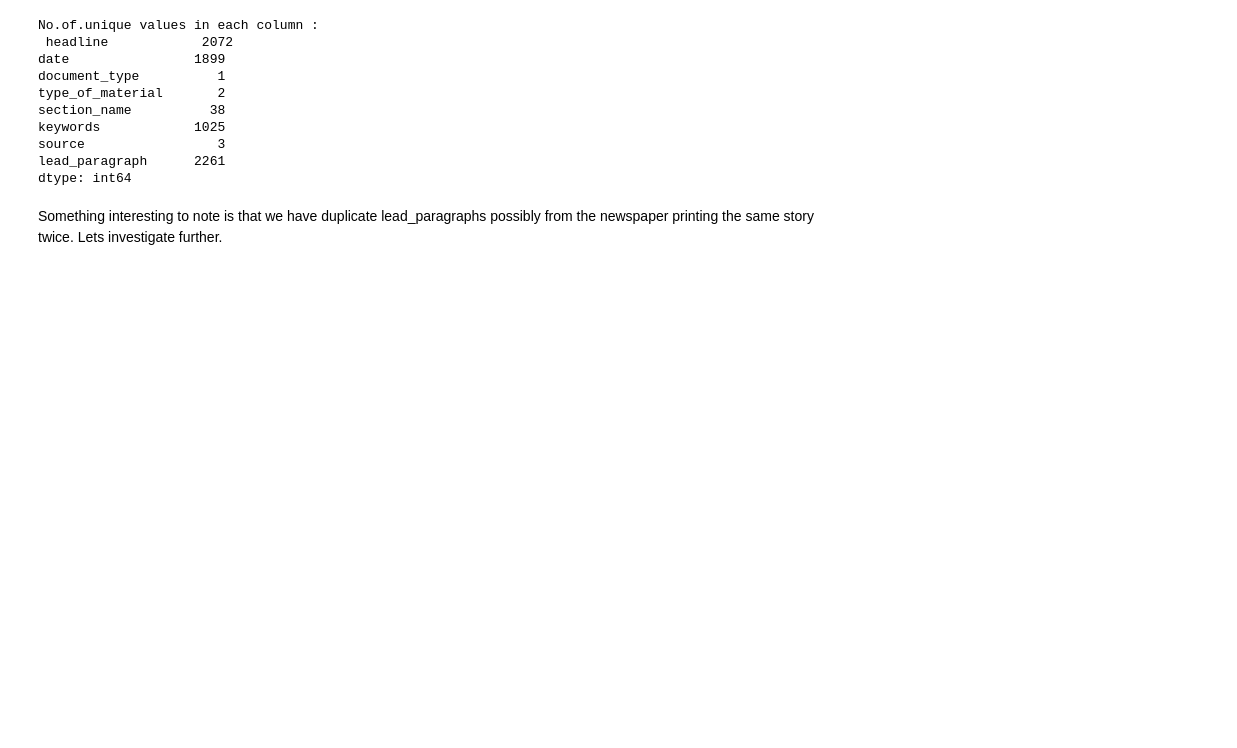
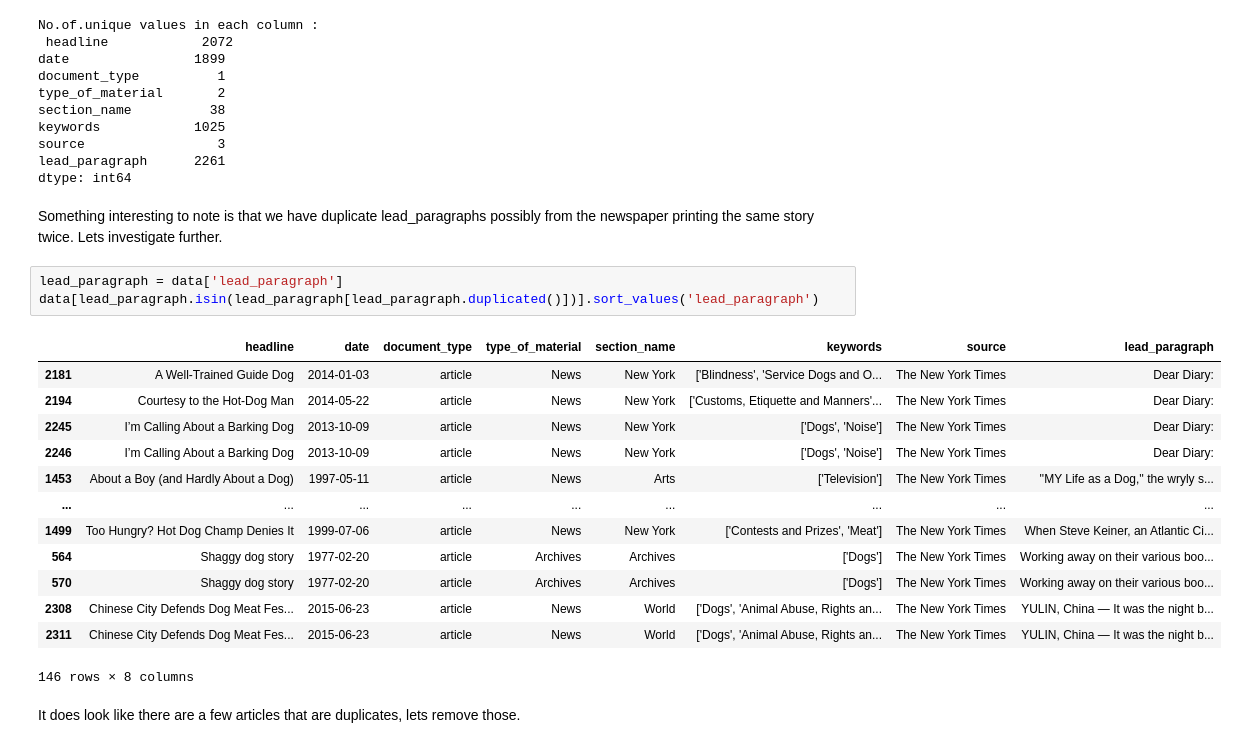
Before and after one commit to NPopkin/DogNews, a Jupyter notebook: Data Exploration and Cleaning.ipynb, the cells around one changed output. Drawn from its saved outputs; the diff is of its cells as text; blank space fills up the shorter version.

```diff
--- a/Data Exploration.ipynb
+++ b/Data Exploration and Cleaning.ipynb
@@ -91,3 +98,22 @@ lead_paragraph      2261
 dtype: int64
 # %% [markdown]
 Something interesting to note is that we have duplicate lead_paragraphs possibly from the newspaper printing the same story twice. Lets investigate further.
+# %%
+lead_paragraph = data['lead_paragraph']
+data[lead_paragraph.isin(lead_paragraph[lead_paragraph.duplicated()])].sort_values('lead_paragraph')
+# %% [output]
+|  | headline | date | document_type | type_of_material | section_name | keywords | source | lead_paragraph |
+| 2181 | A Well-Trained Guide Dog | 2014-01-03 | article | News | New York | ['Blindness', 'Service Dogs and O... | The New York Times | Dear Diary: |
+| 2194 | Courtesy to the Hot-Dog Man | 2014-05-22 | article | News | New York | ['Customs, Etiquette and Manners'... | The New York Times | Dear Diary: |
+| 2245 | I’m Calling About a Barking Dog | 2013-10-09 | article | News | New York | ['Dogs', 'Noise'] | The New York Times | Dear Diary: |
+| 2246 | I’m Calling About a Barking Dog | 2013-10-09 | article | News | New York | ['Dogs', 'Noise'] | The New York Times | Dear Diary: |
+| 1453 | About a Boy (and Hardly About a Dog) | 1997-05-11 | article | News | Arts | ['Television'] | The New York Times | ''MY Life as a Dog,'' the wryly s... |
+| ... | ... | ... | ... | ... | ... | ... | ... | ... |
+| 1499 | Too Hungry? Hot Dog Champ Denies It | 1999-07-06 | article | News | New York | ['Contests and Prizes', 'Meat'] | The New York Times | When Steve Keiner, an Atlantic Ci... |
+| 564 | Shaggy dog story | 1977-02-20 | article | Archives | Archives | ['Dogs'] | The New York Times | Working away on their various boo... |
+| 570 | Shaggy dog story | 1977-02-20 | article | Archives | Archives | ['Dogs'] | The New York Times | Working away on their various boo... |
+| 2308 | Chinese City Defends Dog Meat Fes... | 2015-06-23 | article | News | World | ['Dogs', 'Animal Abuse, Rights an... | The New York Times | YULIN, China — It was the night b... |
+| 2311 | Chinese City Defends Dog Meat Fes... | 2015-06-23 | article | News | World | ['Dogs', 'Animal Abuse, Rights an... | The New York Times | YULIN, China — It was the night b... |
+146 rows × 8 columns
+# %% [markdown]
+It does look like there are a few articles that are duplicates, lets remove those.
```
Also changed, not shown: parts of 3 cells of this notebook.
